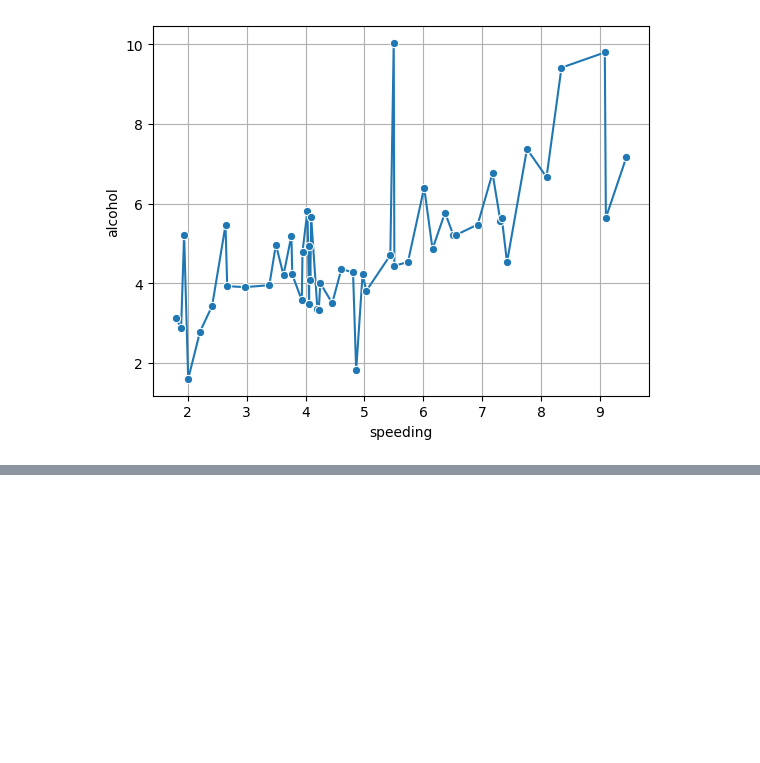
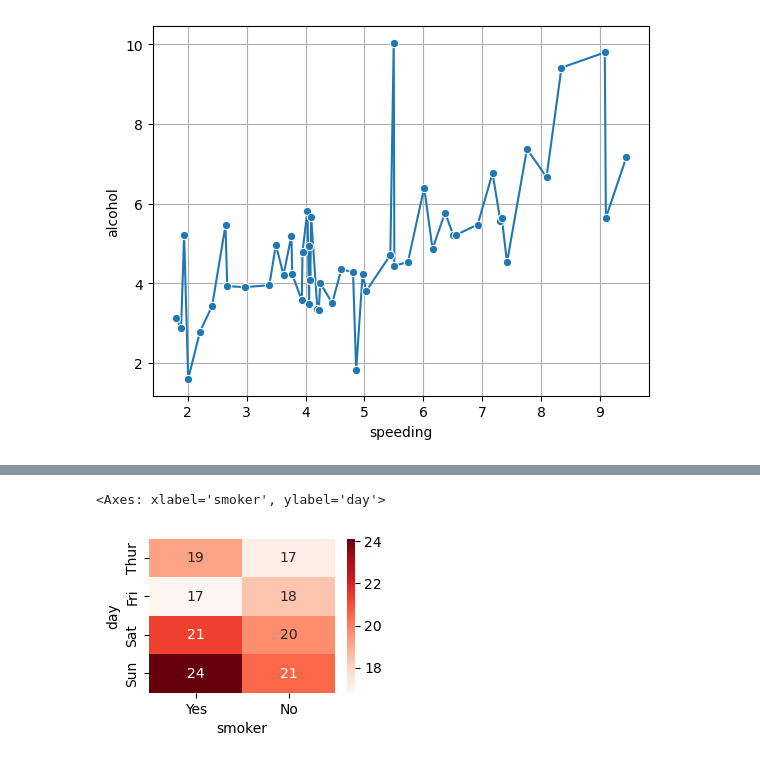
Before and after one commit to Shivacharan16/Data-Analytics-, a Jupyter notebook: seanborn.ipynb, the cells around one changed output, grey strips where cells are left out. Cells and saved outputs as stored; diff of their text form; code cells hidden in the pictures; blank space fills up the shorter version.

```diff
--- a/seanborn.ipynb
+++ b/seanborn.ipynb
@@ -157,0 +193,10 @@ plt.grid()
+# %%
+# Example-2:
+# Size here is not column name
+# size : calculate element  category wise
+pivot = df.pivot_table(index = "day",columns = "smoker",values = "total_bill",aggfunc = "mean",observed=False)
+plt.figure(figsize=(3,2))
+sns.heatmap(pivot,annot = True,cmap = "Reds")
+# %% [output]
+<Axes: xlabel='smoker', ylabel='day'>
+[figure, added]
```
Also changed, not shown: parts of 25 cells of this notebook.
